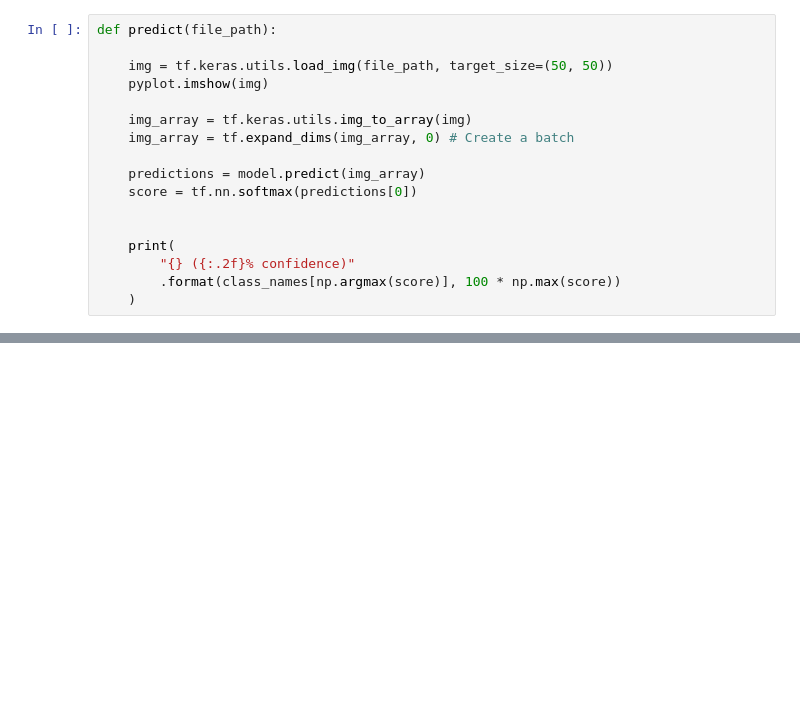
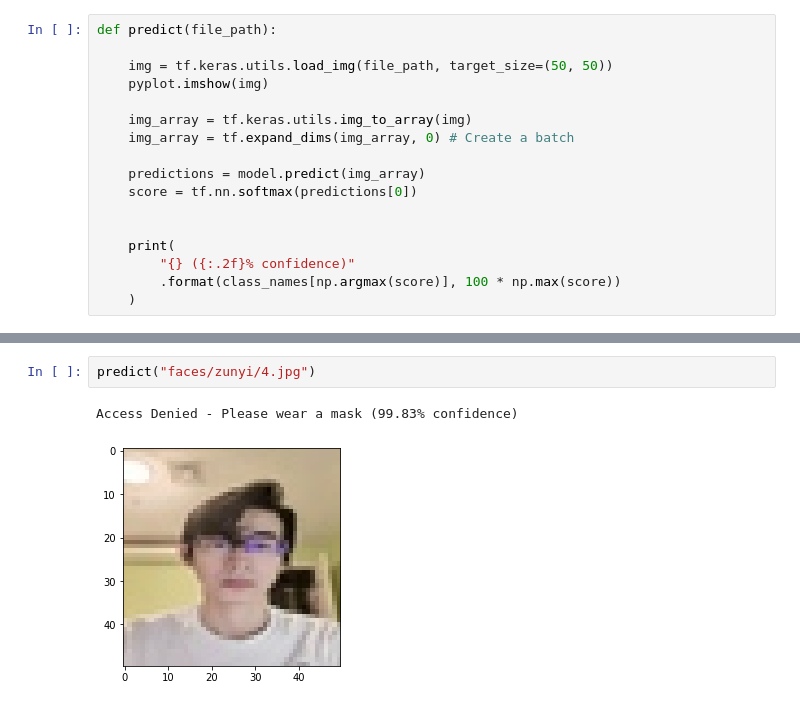
Before and after one commit to BenjaminAlpert/Face-Mask-Detection-Software, a Jupyter notebook: final-project.ipynb, the cells around one changed output, grey strips where cells are left out. Cells and saved outputs as stored; diff of their text form; blank space fills up the shorter version.

```diff
--- a/final-project.ipynb
+++ b/final-project.ipynb
@@ -327,3 +337,8 @@ Access Denied - Please wear a mask (98.05% confidence)
+# %%
+predict("faces/zunyi/4.jpg")
+# %% [output]
+Access Denied - Please wear a mask (99.83% confidence)
+[figure, added]
 # %%
 predict("faces/parisa/1.jpg")
 # %% [output]
```
Also changed, not shown: parts of 18 cells of this notebook, 5 other files.
